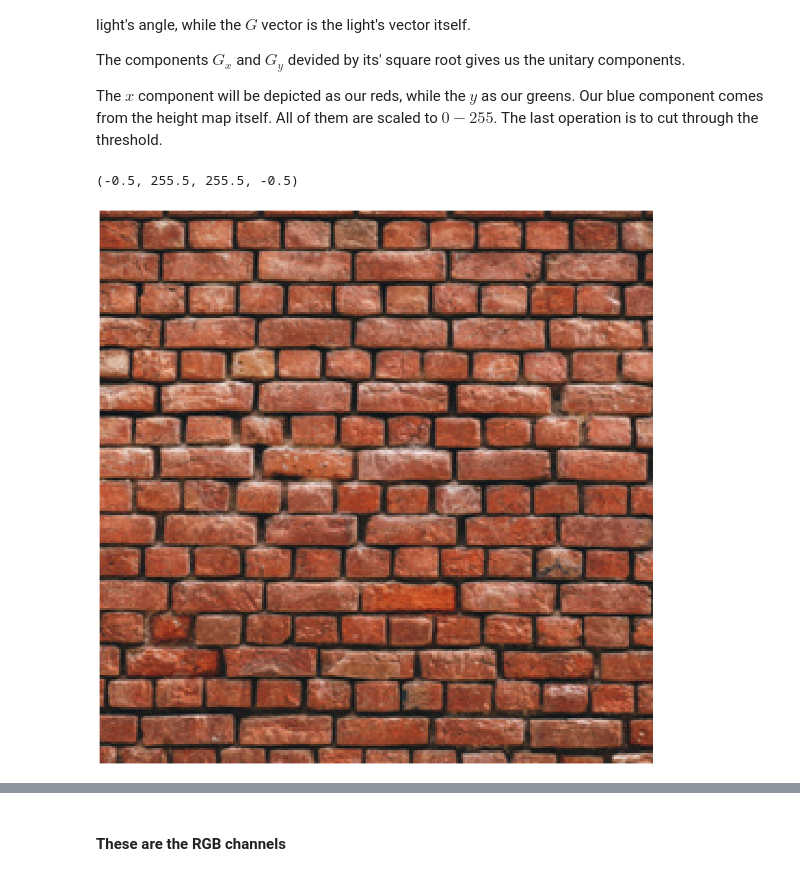
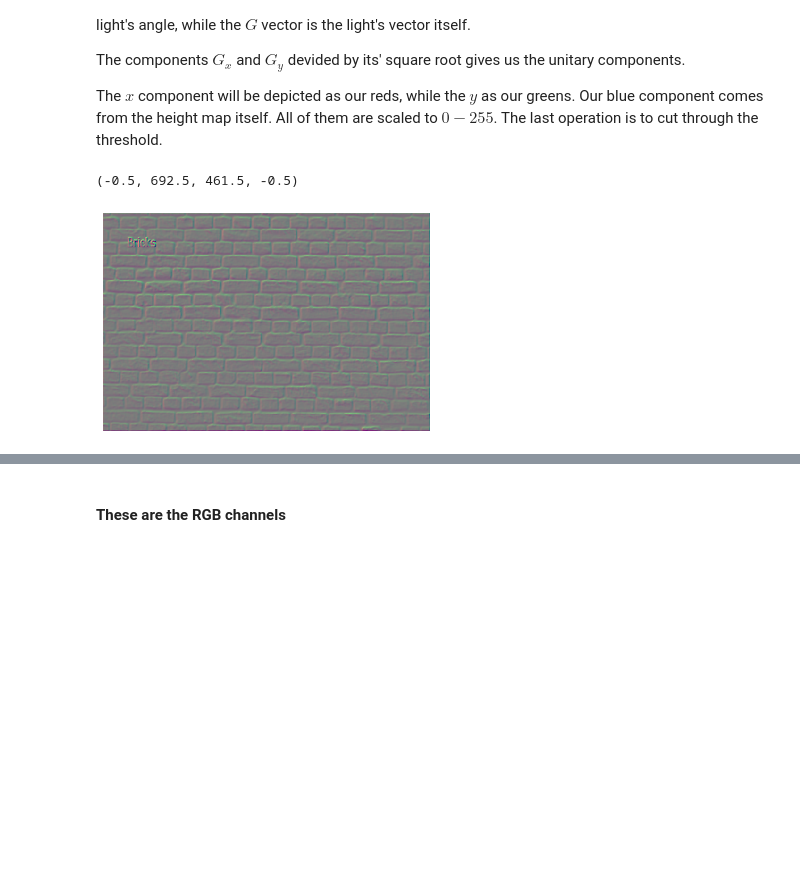
Before and after one commit to vitorgt/NormalMapping, a Jupyter notebook: src/nm.ipynb, the cells around one changed output, grey strips where cells are left out. Cells and saved outputs as stored; diff of their text form; code cells hidden in the pictures; blank space fills up the shorter version.

Commit message:
Fixing the Sobel Function and Adding Blur Filter
By fixing the bugs, now the normal map works the way we want, but still needs improvements.
Added functions necessary for the blur filter.

```diff
--- a/src/nm.ipynb
+++ b/src/nm.ipynb
@@ -33,0 +97,33 @@ def scale(image, c=0, d=255):
+# %%
+# Apply the Bilateral Filter
+def smooth_image(I, n, SigmaS, SigmaR):
+
+	N,M = I.shape #dimension of f
+	Wp = np.zeros((n,n))
+	a = int((n-1)/2)
+	b = int((n-1)/2)
+	I = padding(I, a)
+	If = np.zeros(I.shape)
+	Gs = Spatial_Gaussian(SigmaS, n)
+	W = 0
+
+	for x in range(a, N+1):
+		for y in range(b, M+1):
+			region = cut_region(I,x,y,a,b)
+			Gr = Range_Gaussian(region, SigmaR, n)
+			Wp = Gr * Gs
+			W = np.sum(Wp)
+			If[x,y] = np.sum(np.multiply(Wp, region))
+			If[x,y] = If[x,y]/W
+
+
+	I = unpadding(I, a)
+	If = unpadding(If, a)
+
+	return If
+# %%
+radius = 5
+gammaS = 150.0
+gammaR = 100.0
+# %%
+smoothest_img = smooth_image(gray_img, radius, gammaS, gammaR)
@@ -124,8 +192,8 @@ edges, normal = sobel(r)
+# %%
+normal_map, sob = sobel(smoothest_img)
 # %%
-plt.figure(figsize=(20, 20))
-
-plt.imshow(r, cmap="gray")
+plt.imshow(normal_map)
 plt.axis('off')
 # %% [output]
-(-0.5, 255.5, 255.5, -0.5)
+(-0.5, 692.5, 461.5, -0.5)
-[figure, old version]
+[figure, new version]
```
Also changed, not shown: parts of 17 cells of this notebook.
